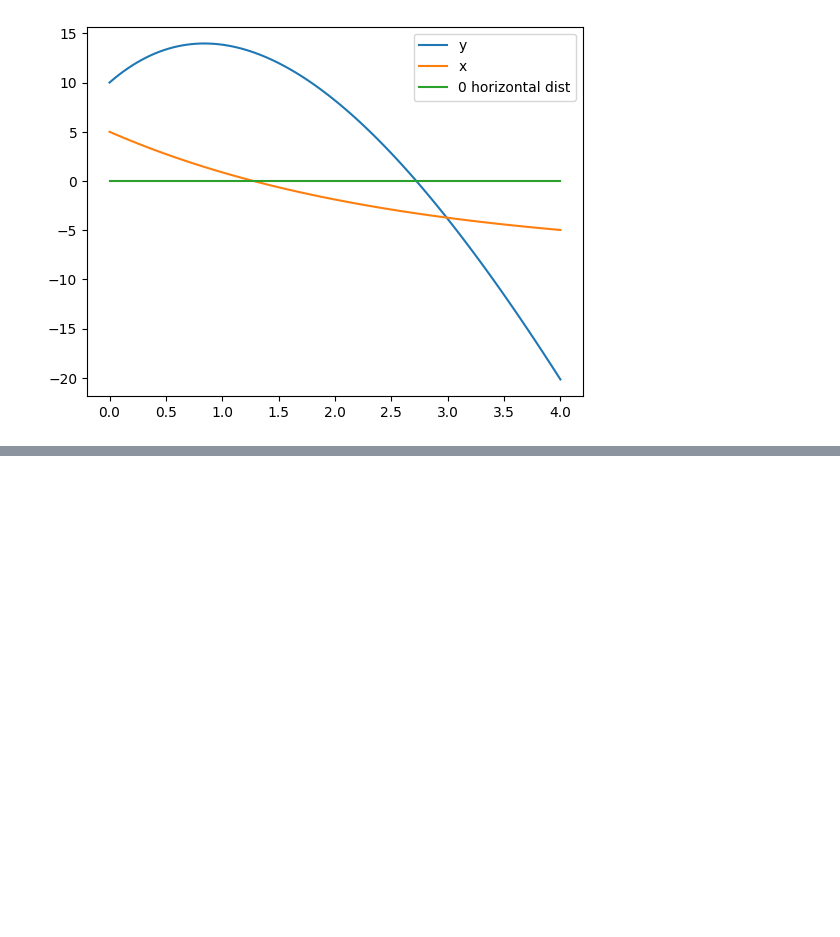
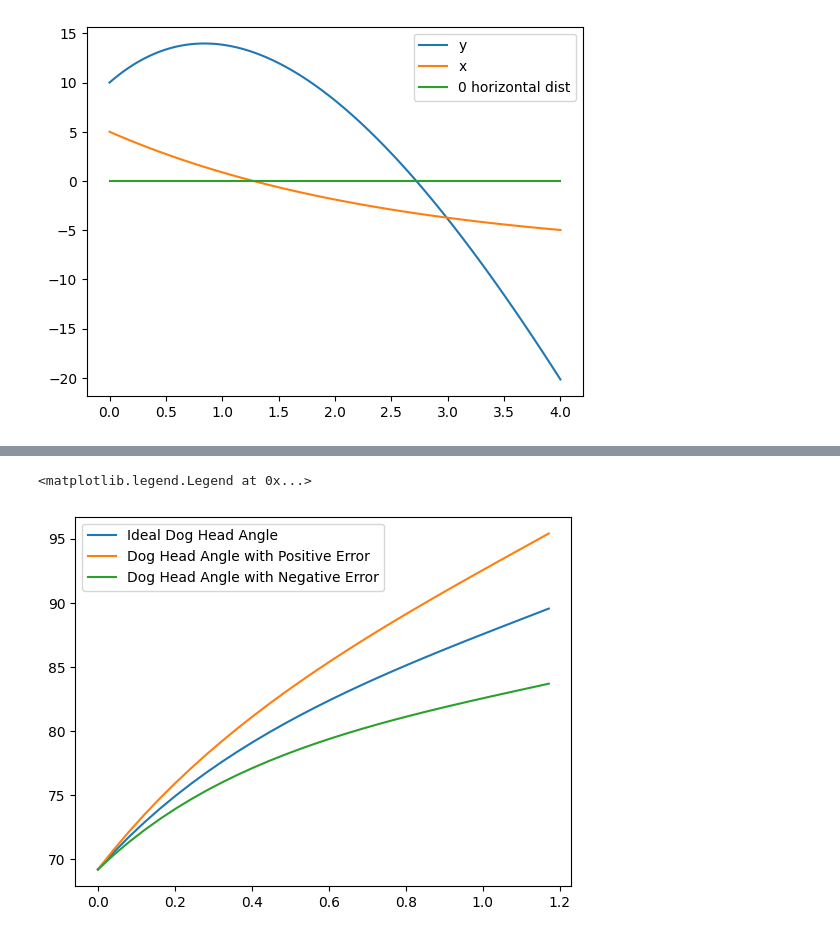
Before and after one commit to utterwqlnut/scudem-practice, a Jupyter notebook: visualize.ipynb, the cells around one changed output, grey strips where cells are left out. Cells and saved outputs as stored; diff of their text form; code cells hidden in the pictures; blank space fills up the shorter version.

```diff
--- a/visualize.ipynb
+++ b/visualize.ipynb
@@ -15,0 +25,14 @@ plt.legend()
+# %%
+d.e=0.0
+thetas = d.get_angles(100,4)
+plt.plot(np.linspace(0,4,100)[:30],thetas[:30],label='Ideal Dog Head Angle')
+d.e = 5.0
+thetas = d.get_angles(100,4)
+plt.plot(np.linspace(0,4,100)[:30],thetas[:30],label='Dog Head Angle with Positive Error')
+d.e = -5.0
+thetas = d.get_angles(100,4)
+plt.plot(np.linspace(0,4,100)[:30],thetas[:30],label='Dog Head Angle with Negative Error')
+plt.legend()
+# %% [output]
+<matplotlib.legend.Legend at 0x...>
+[figure, added]
```
Also changed, not shown: parts of 2 cells of this notebook, 2 other files.
